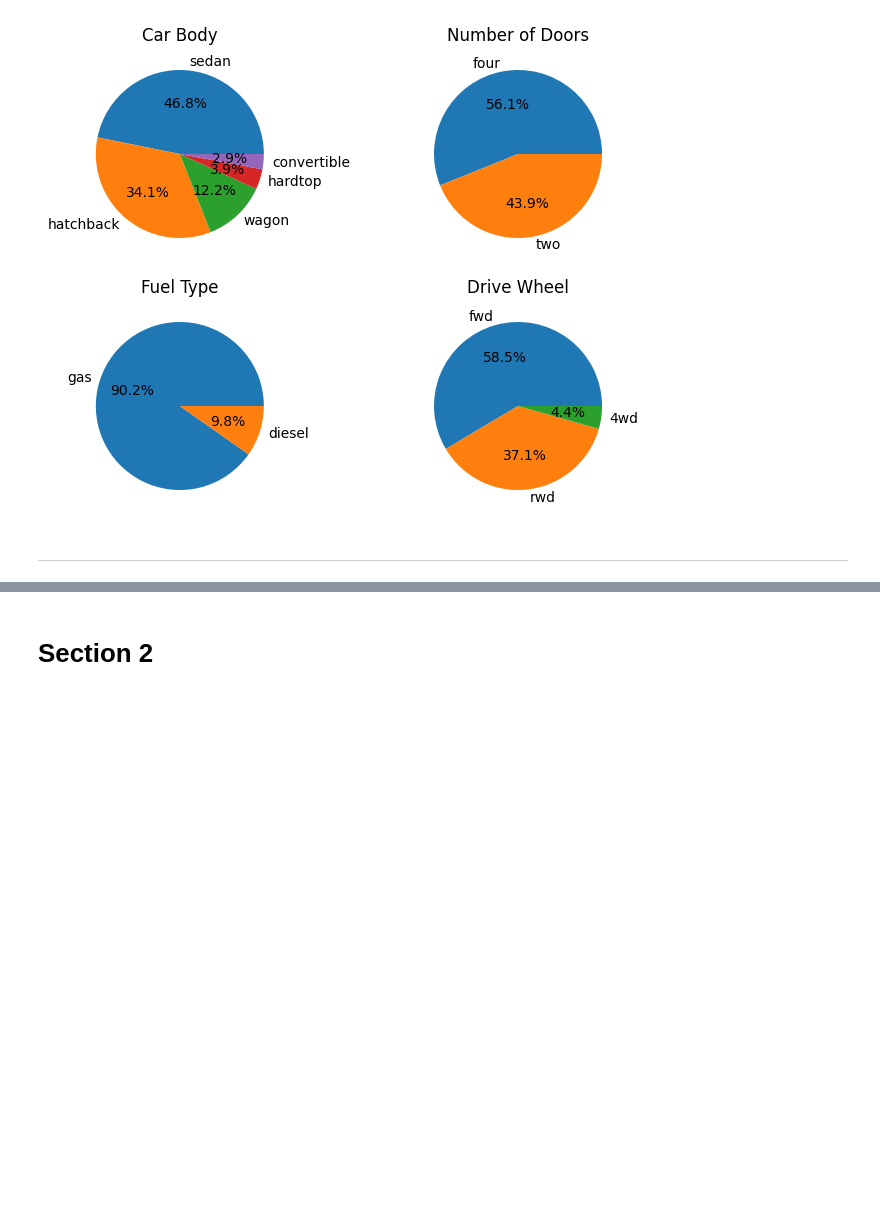
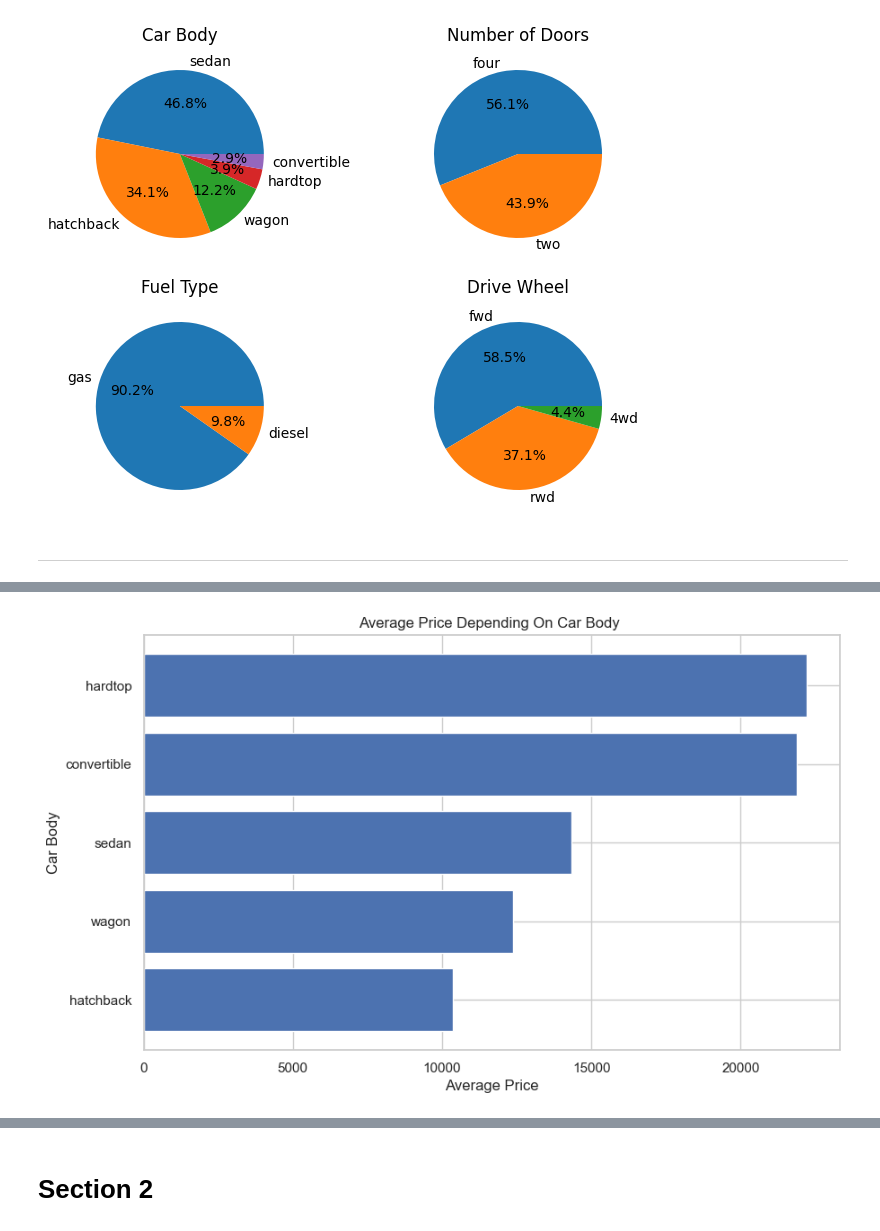
Before and after one commit to RanaAlaaTahon/car-price-analysis, a Jupyter notebook: jupyter_notebooks/data-visualization.ipynb, the cells around one changed output, grey strips where cells are left out. Drawn from its saved outputs; the diff is of its cells as text; code cells hidden in the pictures; blank space fills up the shorter version.

```diff
--- a/jupyter_notebooks/data-visualization.ipynb
+++ b/jupyter_notebooks/data-visualization.ipynb
@@ -124,0 +149,11 @@ plt.show()
+# %%
+# Chart 7:  average price depending on car body
+avg_carbody_price = cars_df.groupby('carbody')['price'].mean().sort_values(ascending=False)
+plt.figure(figsize=(10, 6))
+plt.barh(avg_carbody_price.index[::-1], avg_carbody_price.values[::-1])
+plt.title(f'Average Price Depending On Car Body ')
+plt.xlabel('Average Price')
+plt.ylabel('Car Body')
+plt.show()
+# %% [output]
+[figure, added]
```
Also changed, not shown: parts of 6 cells of this notebook, 1 other file.
